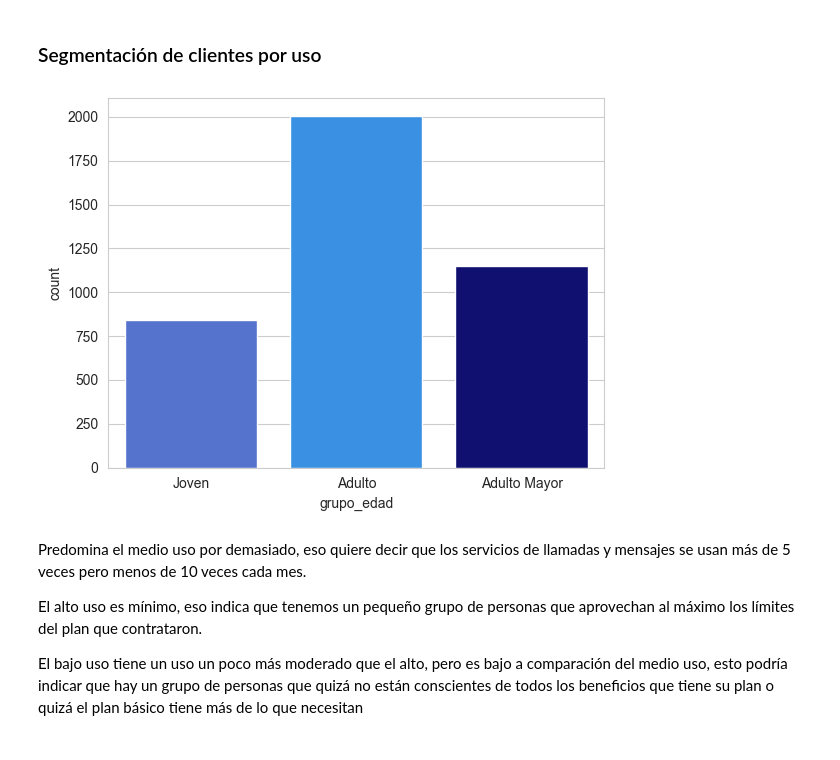
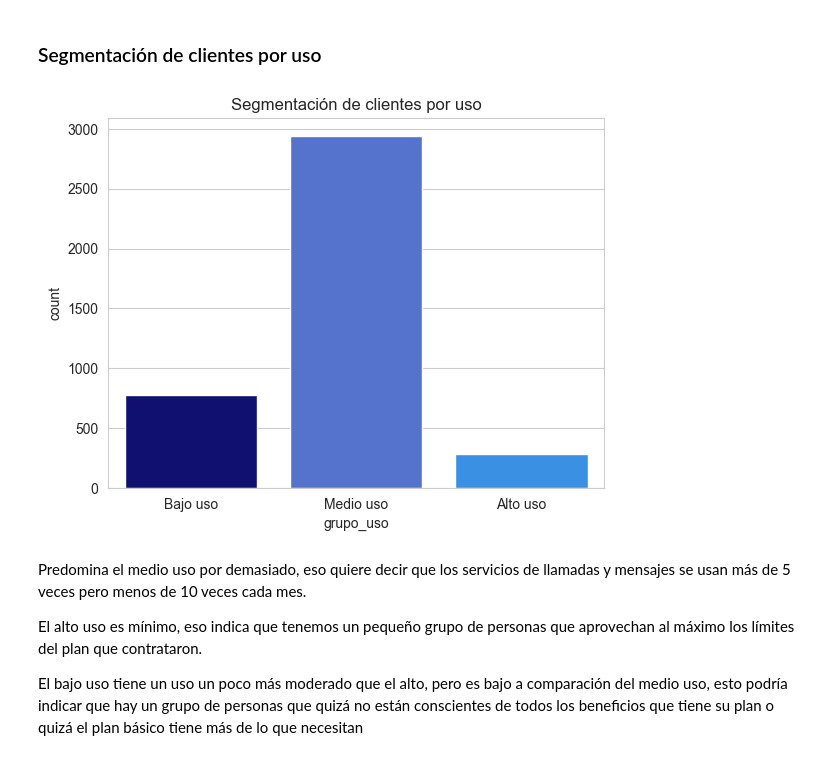
Before and after one commit to RobertoBG1111/connectatel-user-segmentation, a Jupyter notebook: notebooks/03_analisis.ipynb, the cells around one changed output. Drawn from its saved outputs; the diff is of its cells as text; code cells hidden in the pictures.

Commit message:
style: actualización de colores, titulos y legendas para claridad.

```diff
--- a/notebooks/03_analisis.ipynb
+++ b/notebooks/03_analisis.ipynb
@@ -139,10 +139,13 @@ En la columna *city* se identificaron 565 registros (14.1%) sin ciudad válida e
 # %% [markdown]
 ### Segmentación de clientes por uso
 # %%
-sns.countplot(data=df, x='grupo_edad', hue='grupo_edad', palette=['royalblue', 'dodgerblue', 'navy'], legend=False, dodge=False)
+orden = ['Bajo uso', 'Medio uso', 'Alto uso']
+sns.countplot(data=df, x='grupo_uso', hue='grupo_uso', order=orden, palette=['royalblue', 'dodgerblue', 'navy'], legend=False, dodge=False).set(
+    title = 'Segmentación de clientes por uso'
+)
 sns.set_style('whitegrid')
 # %% [output]
-[figure, old version]
+[figure, new version]
 # %% [markdown]
 Predomina el medio uso por demasiado, eso quiere decir que los servicios de llamadas y mensajes se usan más de 5 veces pero menos de 10 veces cada mes.
 
```
Also changed, not shown: parts of 8 cells of this notebook, 9 other files.
